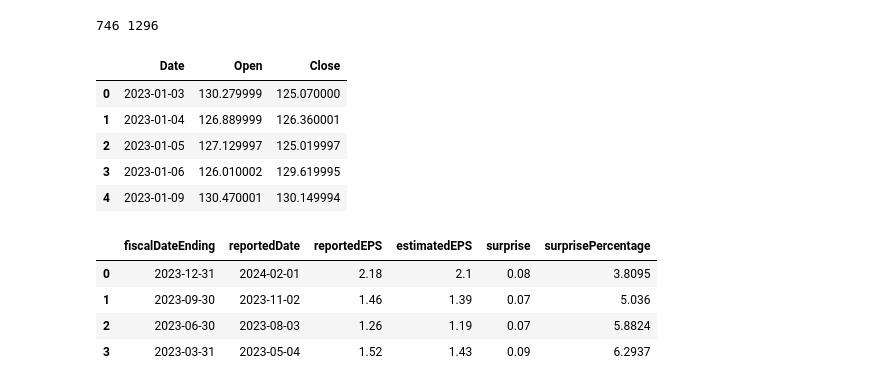
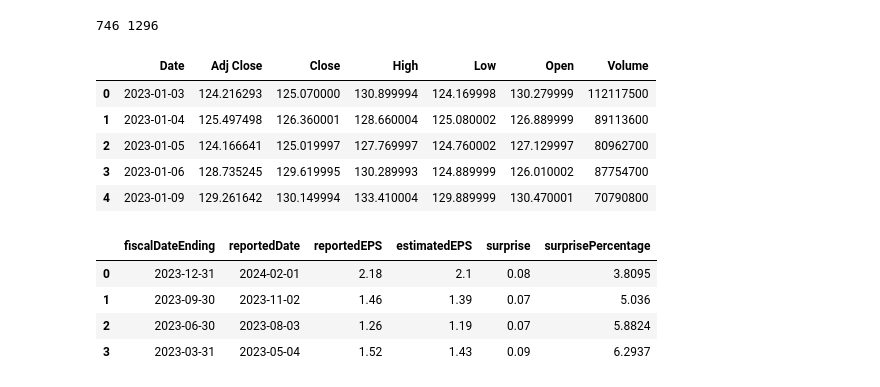
Before and after one commit to mydcxiao/vlm_behavioral_fin, a Jupyter notebook: data/sp500.ipynb, the cells around one changed output. Saved outputs shown, nothing was run; the diff lists cells and outputs as text; code cells hidden in the pictures.

```diff
--- a/data/sp500.ipynb
+++ b/data/sp500.ipynb
@@ -39,7 +39,7 @@ prices.head()
 5 rows × 3000 columns
 # %%
 #load the data from the saved csv file
-prices = pd.read_csv(f'sp500_prices_from_2000-01-01_to_{end}.csv', header=[0, 1], index_col=0)
+prices = pd.read_csv(f'stock_history.csv', header=[0, 1], index_col=0)
 prices.head()
 # %% [output]
 | Price | Adj Close |  |  |  |  |  |  |  |  |  | ... | ... |
@@ -345,18 +327,18 @@ end = '2023-12-31'
 # %%
 ticker = 'AAPL'
 comp_price = prices.xs(ticker, axis=1, level=1, drop_level=True)
 comp_stock = comp_price.loc[start:end]
-comp_stock = comp_stock[['Open', 'Close']]
+# comp_stock = comp_stock[['Open', 'Close']]
 comp_stock.columns.name = None
 comp_stock.reset_index(inplace=True)
 comp_stock.head()
 # %% [output]
-|  | Date | Open | Close |
-| 0 | 2023-01-03 | 130.279999 | 125.070000 |
-| 1 | 2023-01-04 | 126.889999 | 126.360001 |
-| 2 | 2023-01-05 | 127.129997 | 125.019997 |
-| 3 | 2023-01-06 | 126.010002 | 129.619995 |
-| 4 | 2023-01-09 | 130.470001 | 130.149994 |
+|  | Date | Adj Close | Close | High | Low | Open | Volume |
+| 0 | 2023-01-03 | 124.216293 | 125.070000 | 130.899994 | 124.169998 | 130.279999 | 112117500 |
+| 1 | 2023-01-04 | 125.497498 | 126.360001 | 128.660004 | 125.080002 | 126.889999 | 89113600 |
+| 2 | 2023-01-05 | 124.166641 | 125.019997 | 127.769997 | 124.760002 | 127.129997 | 80962700 |
+| 3 | 2023-01-06 | 128.735245 | 129.619995 | 130.289993 | 124.889999 | 126.010002 | 87754700 |
+| 4 | 2023-01-09 | 129.261642 | 130.149994 | 133.410004 | 129.889999 | 130.470001 | 70790800 |
 # %%
 import json
 with open('eps_history/data-AAPL.json', 'r') as f:
```
Also changed, not shown: parts of 4 cells of this notebook, 4 other files.
